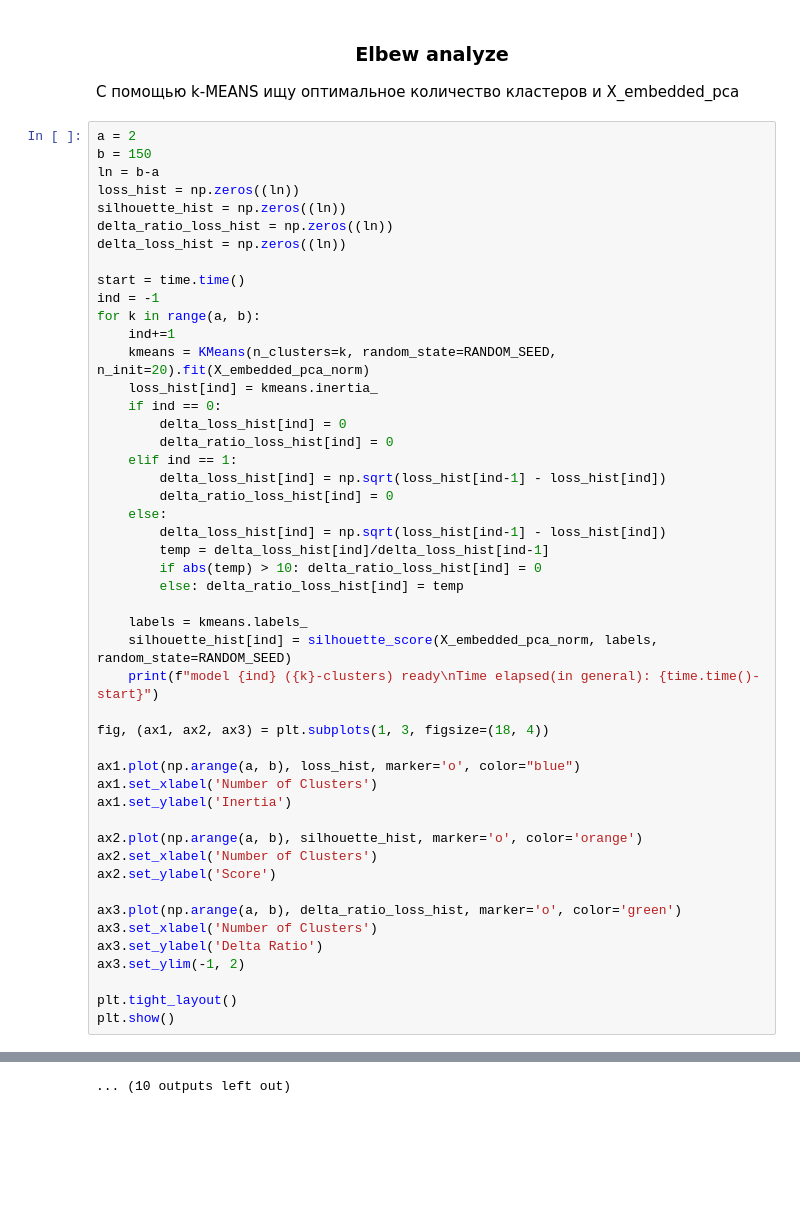
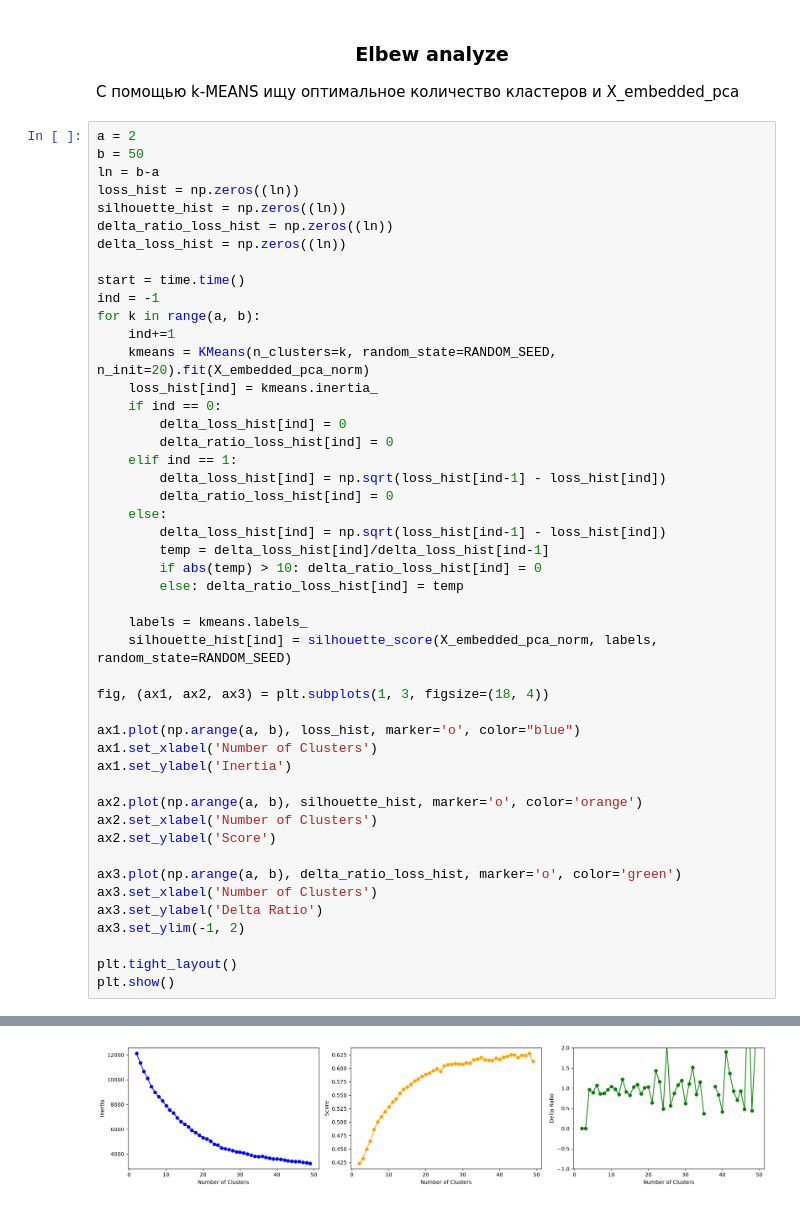
Before and after one commit to IlyaLyamin/VK-ML, a Jupyter notebook: clusterization/03_number_of_components_analyze.ipynb, the cells around one changed output, grey strips where cells are left out. Saved outputs shown, nothing was run; the diff lists cells and outputs as text; blank space fills up the shorter version.

```diff
--- a/clusterization/03_number_of_components_analyze.ipynb
+++ b/clusterization/03_number_of_components_analyze.ipynb
@@ -37,7 +31,7 @@ X_embedded_pca_norm = norm.fit_transform(X_embedded_pca)
 С помощью k-MEANS ищу оптимальное количество кластеров и X_embedded_pca
 # %%
 a = 2
-b = 150
+b = 50
 ln = b-a
 loss_hist = np.zeros((ln))
 silhouette_hist = np.zeros((ln))
@@ -64,7 +58,6 @@ for k in range(a, b):
 
     labels = kmeans.labels_
     silhouette_hist[ind] = silhouette_score(X_embedded_pca_norm, labels, random_state=RANDOM_SEED)
-    print(f"model {ind} ({k}-clusters) ready\nTime elapsed(in general): {time.time()-start}")
 
 fig, (ax1, ax2, ax3) = plt.subplots(1, 3, figsize=(18, 4))
 
@@ -234,3 +89,3 @@ Time elapsed(in general): 1053.3801596164703
-... (10 outputs left out)
+[figure, added]
 # %% [markdown]
 #### Conclusion
```
Also changed, not shown: parts of 3 cells of this notebook, 21 other files.
